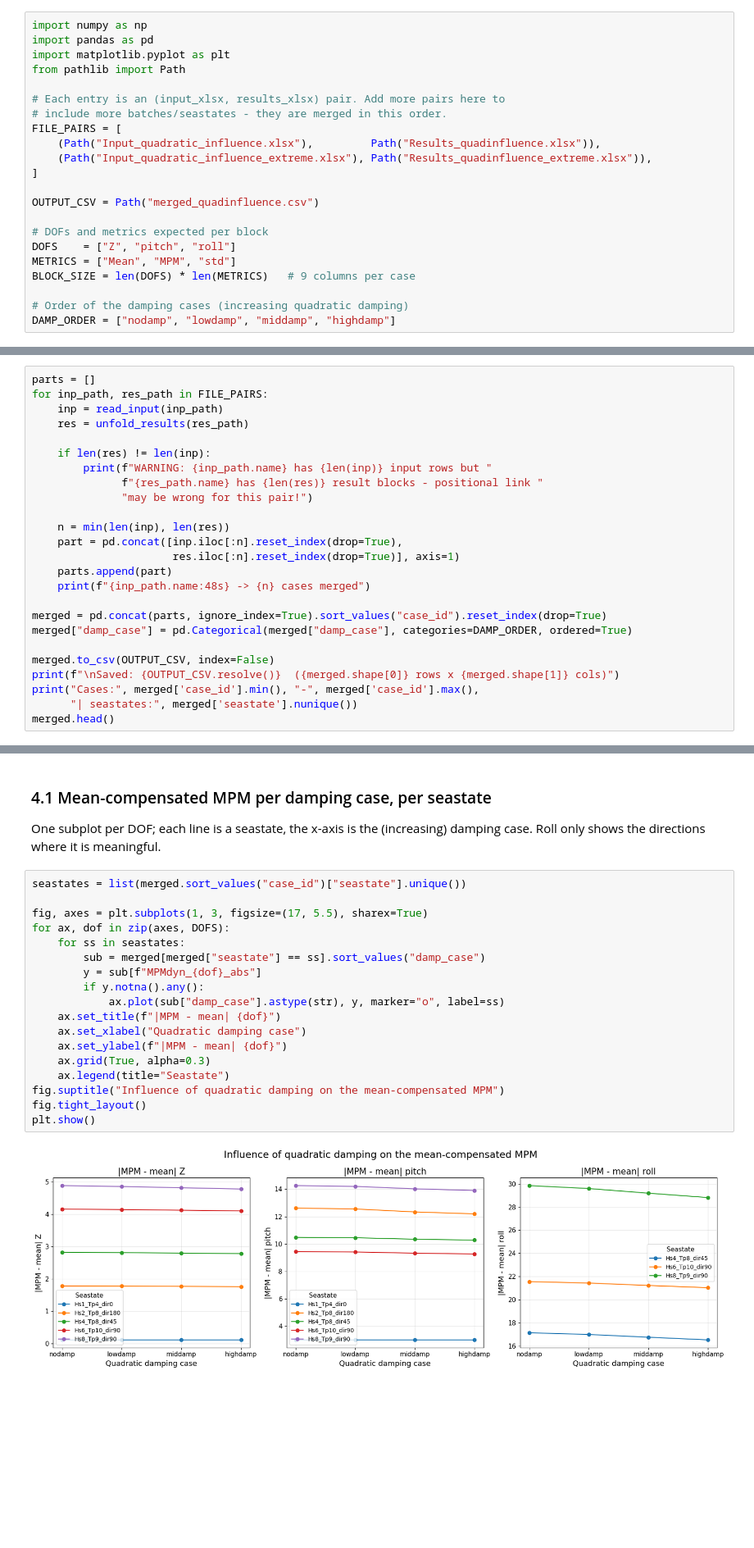
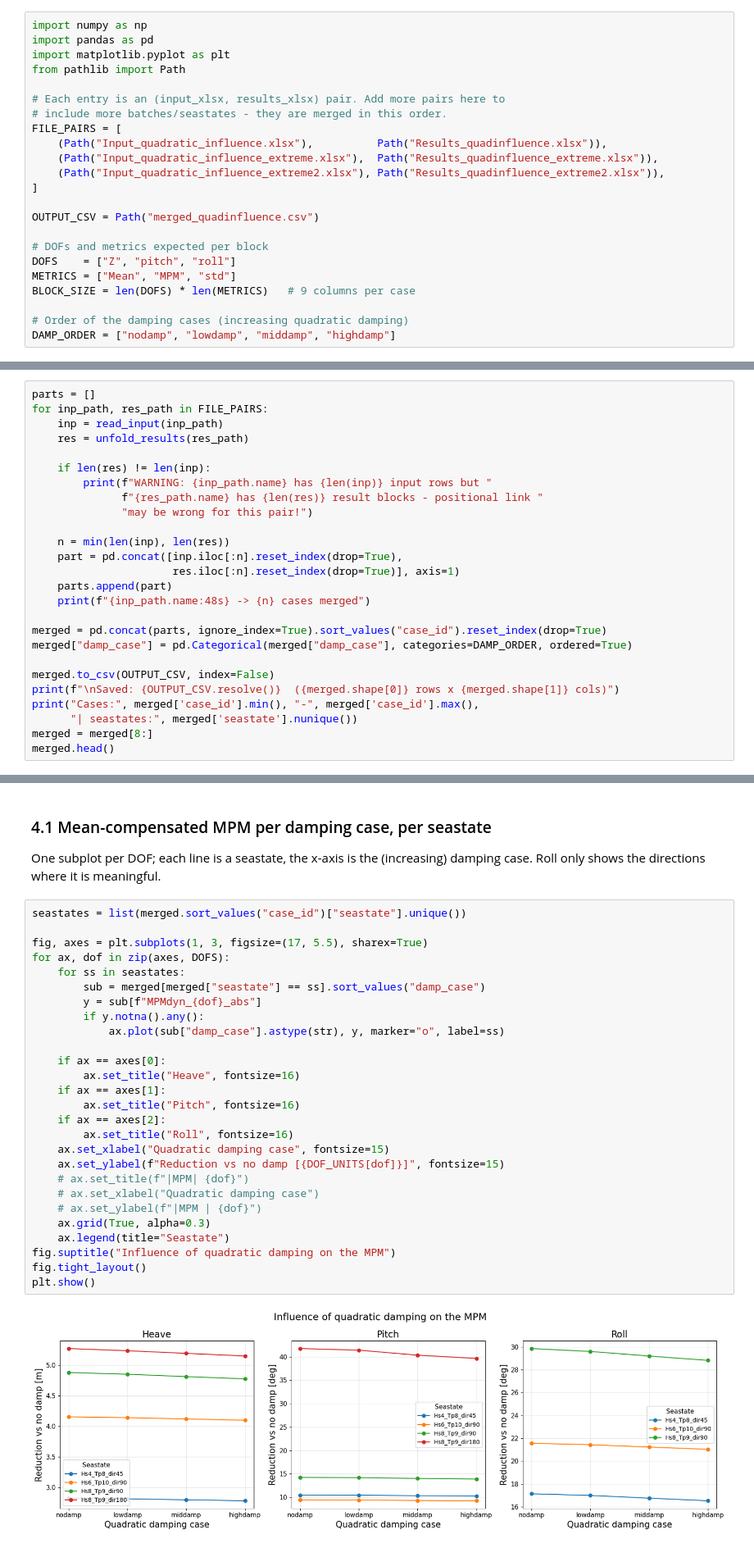
Before and after one commit to veravanspronsen/PHASE2_V2, a Jupyter notebook: Simulaties_redo/Quadratic_damping_MPM_analysis.ipynb, the cells around one changed output, grey strips where cells are left out. Shown at 82% size. Saved outputs shown, nothing was run; the diff lists cells and outputs as text; blank space fills up the shorter version.

```diff
--- a/Simulaties_redo/Quadratic_damping_MPM_analysis.ipynb
+++ b/Simulaties_redo/Quadratic_damping_MPM_analysis.ipynb
@@ -23,8 +23,9 @@ from pathlib import Path
 # Each entry is an (input_xlsx, results_xlsx) pair. Add more pairs here to
 # include more batches/seastates - they are merged in this order.
 FILE_PAIRS = [
-    (Path("Input_quadratic_influence.xlsx"),         Path("Results_quadinfluence.xlsx")),
-    (Path("Input_quadratic_influence_extreme.xlsx"), Path("Results_quadinfluence_extreme.xlsx")),
+    (Path("Input_quadratic_influence.xlsx"),          Path("Results_quadinfluence.xlsx")),
+    (Path("Input_quadratic_influence_extreme.xlsx"),  Path("Results_quadinfluence_extreme.xlsx")),
+    (Path("Input_quadratic_influence_extreme2.xlsx"), Path("Results_quadinfluence_extreme2.xlsx")),
 ]
 
 OUTPUT_CSV = Path("merged_quadinfluence.csv")
@@ -113,6 +114,7 @@ merged.to_csv(OUTPUT_CSV, index=False)
 print(f"\nSaved: {OUTPUT_CSV.resolve()}  ({merged.shape[0]} rows x {merged.shape[1]} cols)")
 print("Cases:", merged['case_id'].min(), "-", merged['case_id'].max(),
       "| seastates:", merged['seastate'].nunique())
+merged = merged[8:]
 merged.head()
 # %% [output]
 Input_quadratic_influence.xlsx                   -> 16 cases merged
@@ -186,23 +189,32 @@ One subplot per DOF; each line is a seastate, the x-axis is the (increasing) dam
 # %%
 seastates = list(merged.sort_values("case_id")["seastate"].unique())
 
 fig, axes = plt.subplots(1, 3, figsize=(17, 5.5), sharex=True)
 for ax, dof in zip(axes, DOFS):
     for ss in seastates:
         sub = merged[merged["seastate"] == ss].sort_values("damp_case")
         y = sub[f"MPMdyn_{dof}_abs"]
         if y.notna().any():
             ax.plot(sub["damp_case"].astype(str), y, marker="o", label=ss)
-    ax.set_title(f"|MPM - mean| {dof}")
-    ax.set_xlabel("Quadratic damping case")
-    ax.set_ylabel(f"|MPM - mean| {dof}")
+
+    if ax == axes[0]:
+        ax.set_title("Heave", fontsize=16)
+    if ax == axes[1]:
+        ax.set_title("Pitch", fontsize=16)
+    if ax == axes[2]:
+        ax.set_title("Roll", fontsize=16)
+    ax.set_xlabel("Quadratic damping case", fontsize=15)
+    ax.set_ylabel(f"Reduction vs no damp [{DOF_UNITS[dof]}]", fontsize=15)
+    # ax.set_title(f"|MPM| {dof}")
+    # ax.set_xlabel("Quadratic damping case")
+    # ax.set_ylabel(f"|MPM | {dof}")
     ax.grid(True, alpha=0.3)
     ax.legend(title="Seastate")
-fig.suptitle("Influence of quadratic damping on the mean-compensated MPM")
+fig.suptitle("Influence of quadratic damping on the MPM")
 fig.tight_layout()
 plt.show()
 # %% [output]
-[figure, old version]
+[figure, new version]
 # %% [markdown]
 ### 4.2 Relative reduction with respect to "nodamp"
 
```
Also changed, not shown: parts of 8 cells of this notebook, 22 other files.
